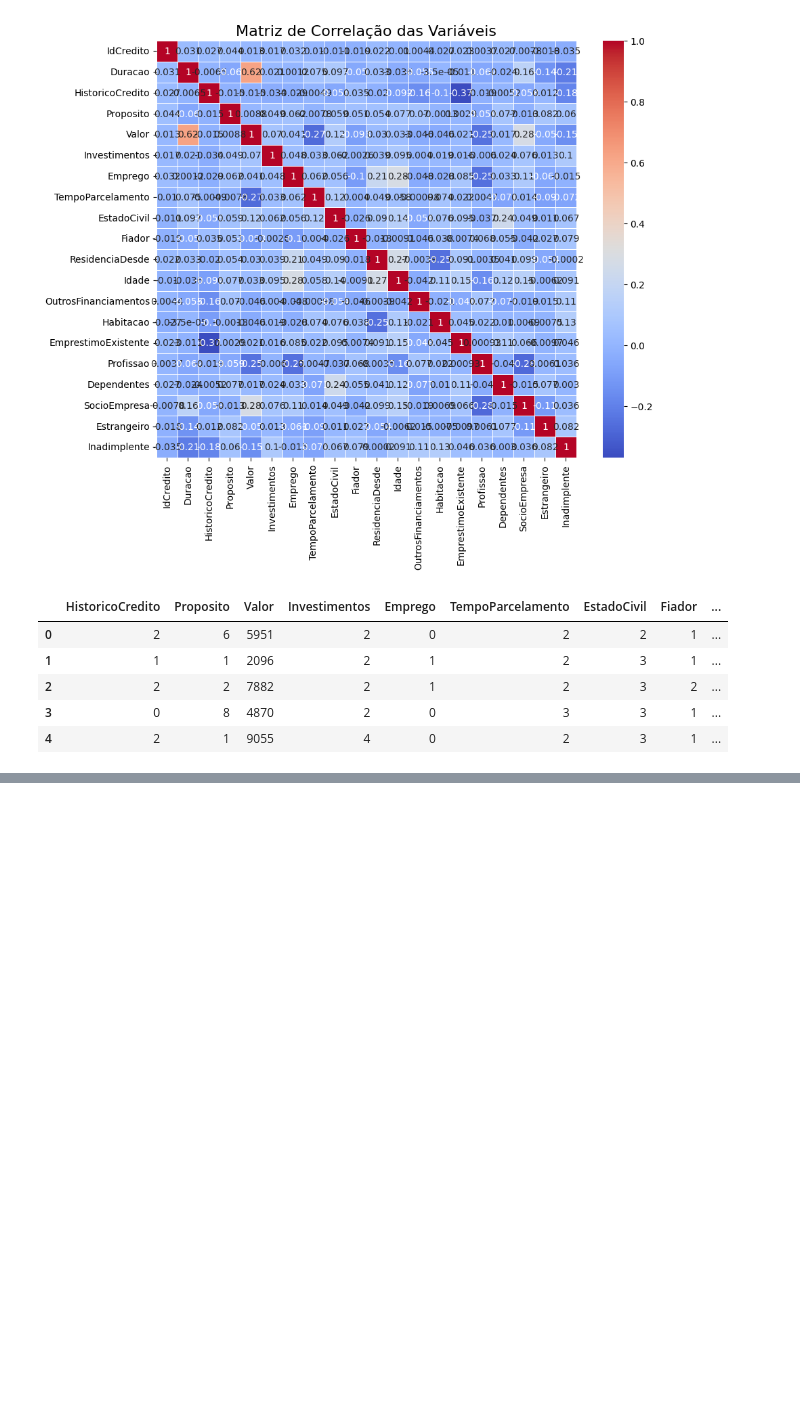
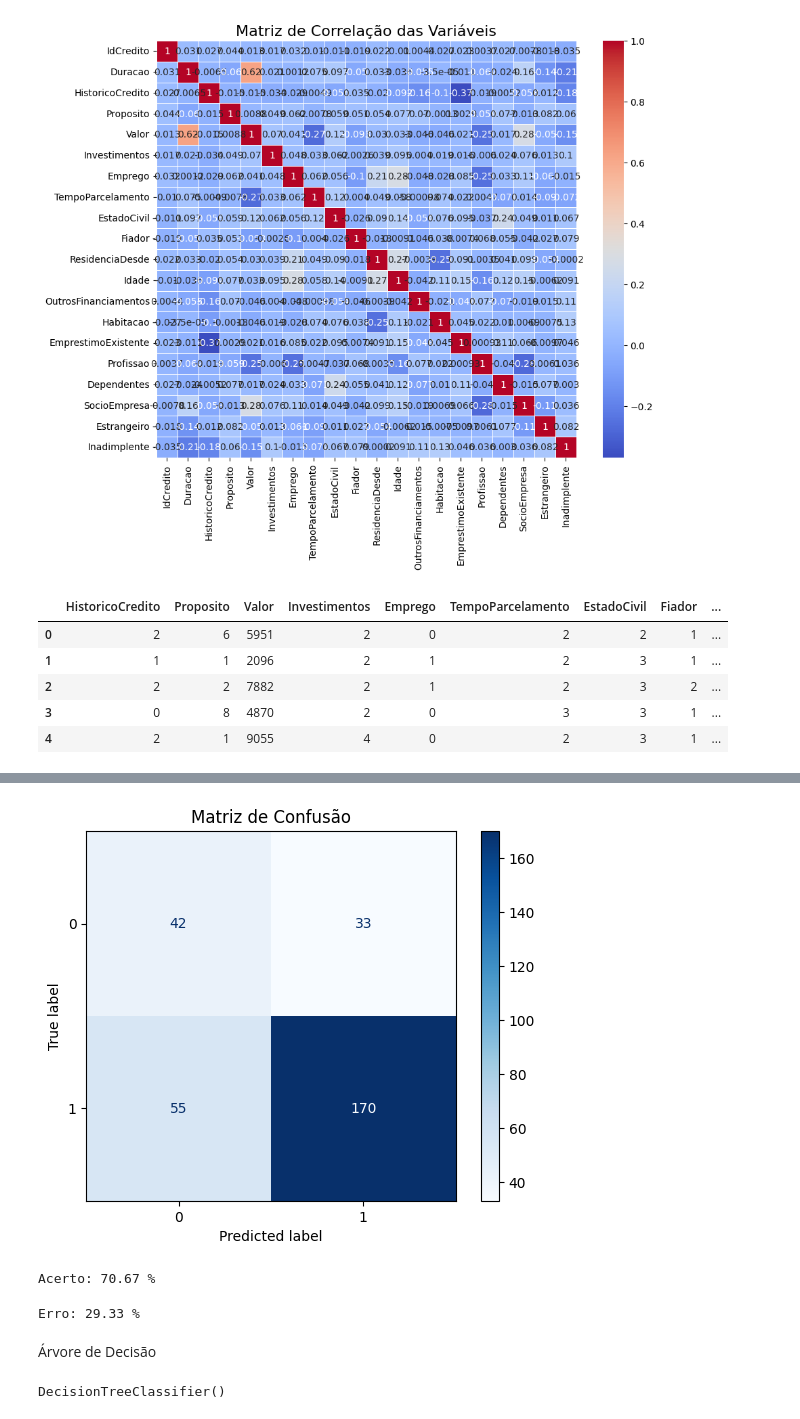
Before and after one commit to Ryans007/DateWithPython, a Jupyter notebook: Projeto Final/projeto_final.ipynb, the cells around one changed output, grey strips where cells are left out. Saved outputs shown, nothing was run; the diff lists cells and outputs as text; code cells hidden in the pictures; blank space fills up the shorter version.

```diff
--- a/Projeto Final/projeto_final.ipynb
+++ b/Projeto Final/projeto_final.ipynb
@@ -534,0 +559,4 @@ plt.show()
+# %%
+# Criação e treinamento do modelo
+naive_bayes = GaussianNB()
+naive_bayes.fit(X_train, y_train)
@@ -534,0 +565,4 @@ plt.show()
+# %%
+# Realizando as previsões
+previsoes = naive_bayes.predict(X_test)
+previsoes
@@ -534,0 +584,25 @@ plt.show()
+# %%
+# Matriz de Confusão
+my_confusion_matrix(y_pred=previsoes, y_test=y_test)
+# %% [output]
+[figure, added]
+# %%
+#taxa acerto
+taxa_acerto = accuracy_score(y_test, previsoes)
+print(f'Acerto: {taxa_acerto*100:.2f} %')
+# %% [output]
+Acerto: 70.67 %
+# %%
+#taxa erro
+taxa_erro = 1 - taxa_acerto
+print(f'Erro: {taxa_erro*100:.2f} %')
+# %% [output]
+Erro: 29.33 %
+# %% [markdown]
+Árvore de Decisão
+# %%
+# Criação e treinamento do modelo
+decision_tree = DecisionTreeClassifier()
+decision_tree.fit(X_train, y_train)
+# %% [output]
+DecisionTreeClassifier()
```
Also changed, not shown: parts of 23 cells of this notebook, 2 other files.
